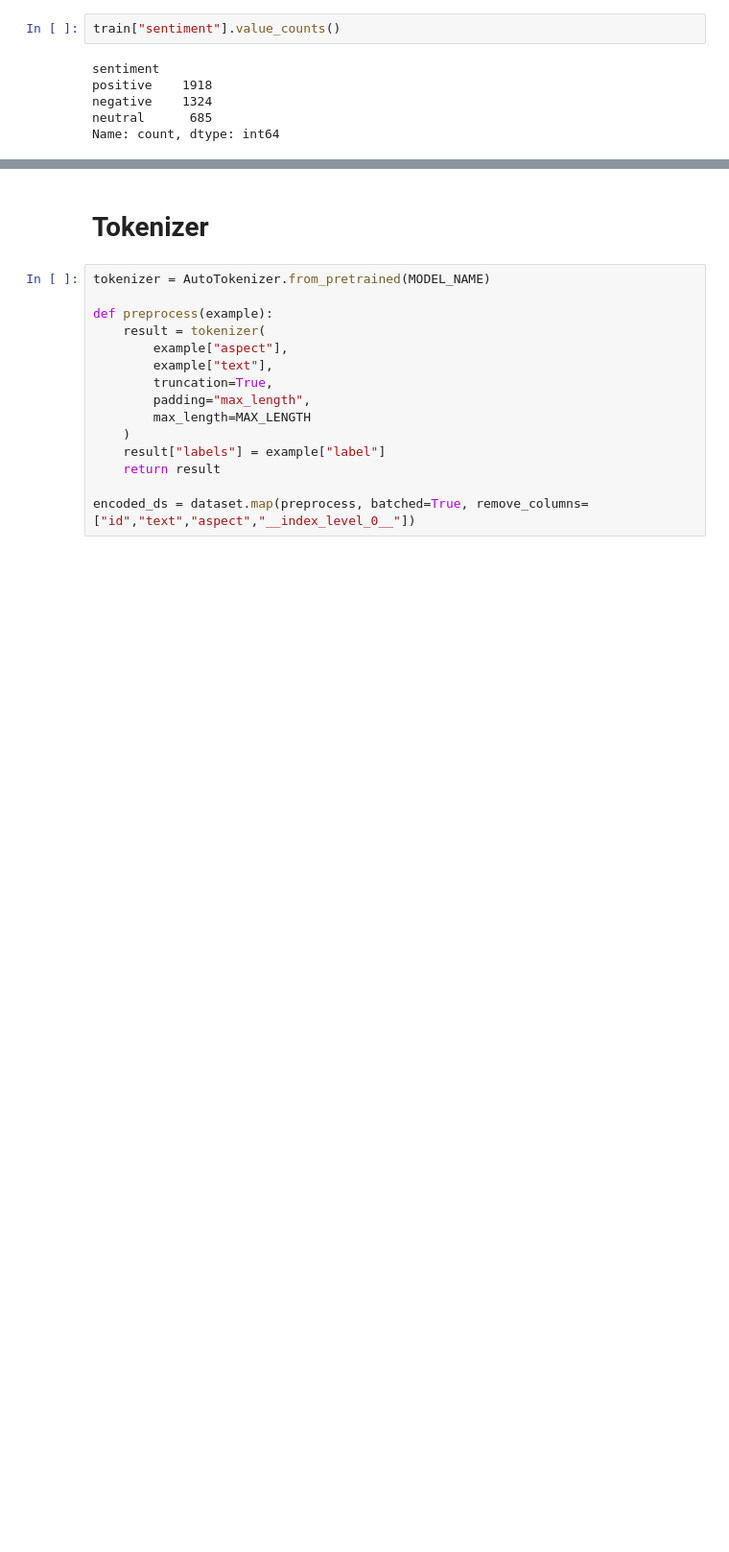
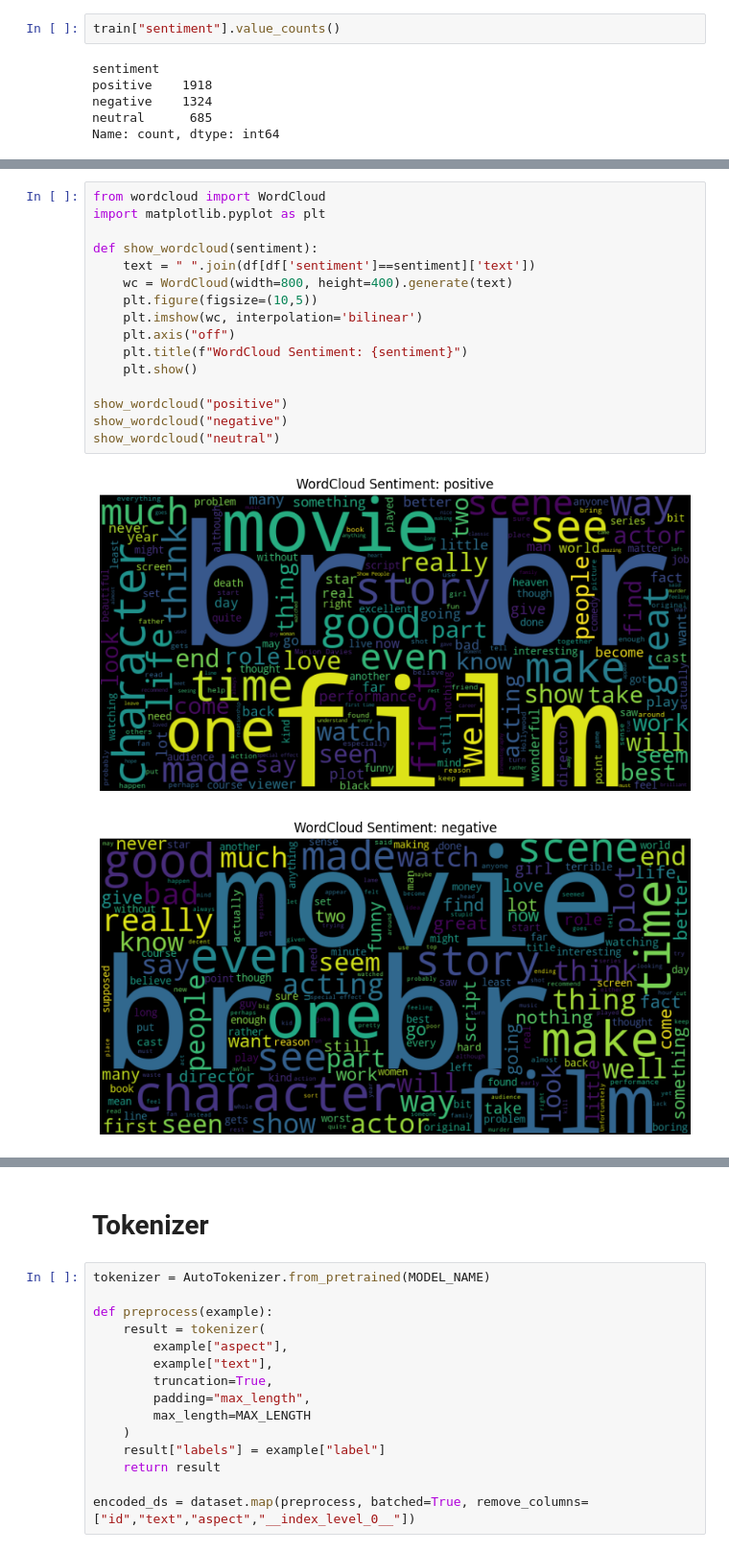
Before and after one commit to keanugonza/tubes-nlp, a Jupyter notebook: task/absa/DeBERTa.ipynb, the cells around one changed output, grey strips where cells are left out. Shown at 96% size. Saved outputs shown, nothing was run; the diff lists cells and outputs as text; blank space fills up the shorter version.

```diff
--- a/task/absa/DeBERTa.ipynb
+++ b/task/absa/DeBERTa.ipynb
@@ -70,0 +134,19 @@ Name: count, dtype: int64
+# %%
+from wordcloud import WordCloud
+import matplotlib.pyplot as plt
+
+def show_wordcloud(sentiment):
+    text = " ".join(df[df['sentiment']==sentiment]['text'])
+    wc = WordCloud(width=800, height=400).generate(text)
+    plt.figure(figsize=(10,5))
+    plt.imshow(wc, interpolation='bilinear')
+    plt.axis("off")
+    plt.title(f"WordCloud Sentiment: {sentiment}")
+    plt.show()
+
+show_wordcloud("positive")
+show_wordcloud("negative")
+show_wordcloud("neutral")
+# %% [output]
+[figure, added]
+[figure, added]
```
Also changed, not shown: parts of 6 cells of this notebook, 4 other files.
